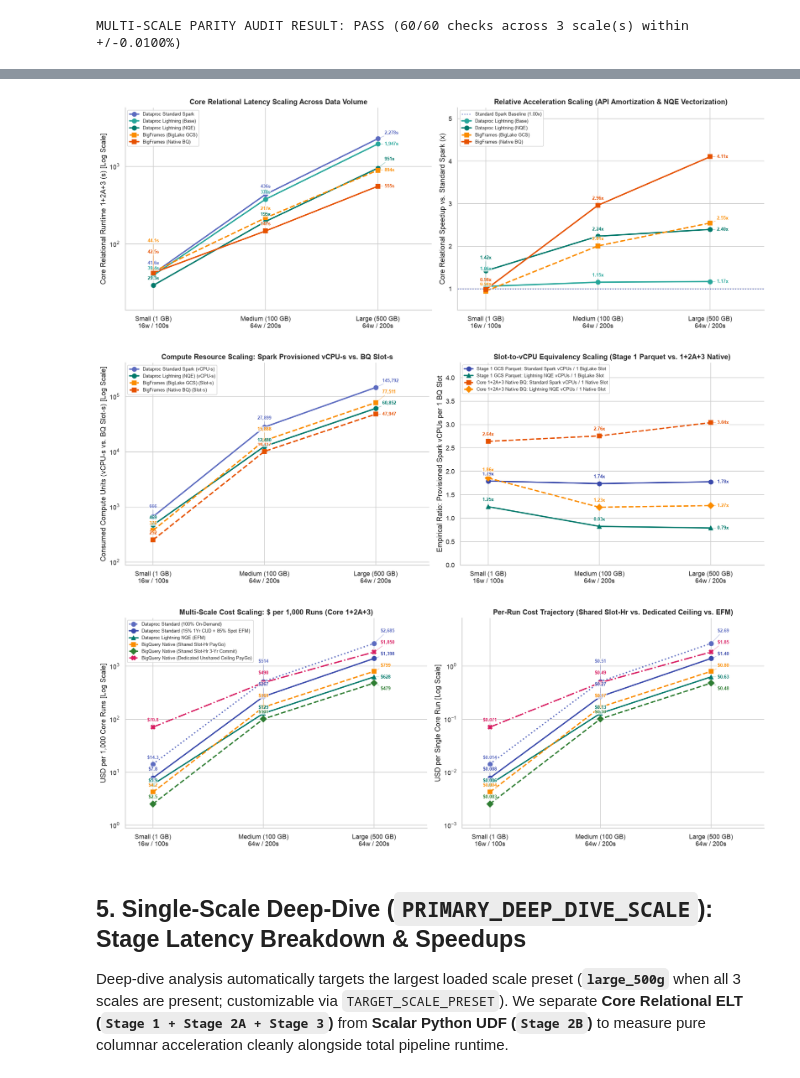
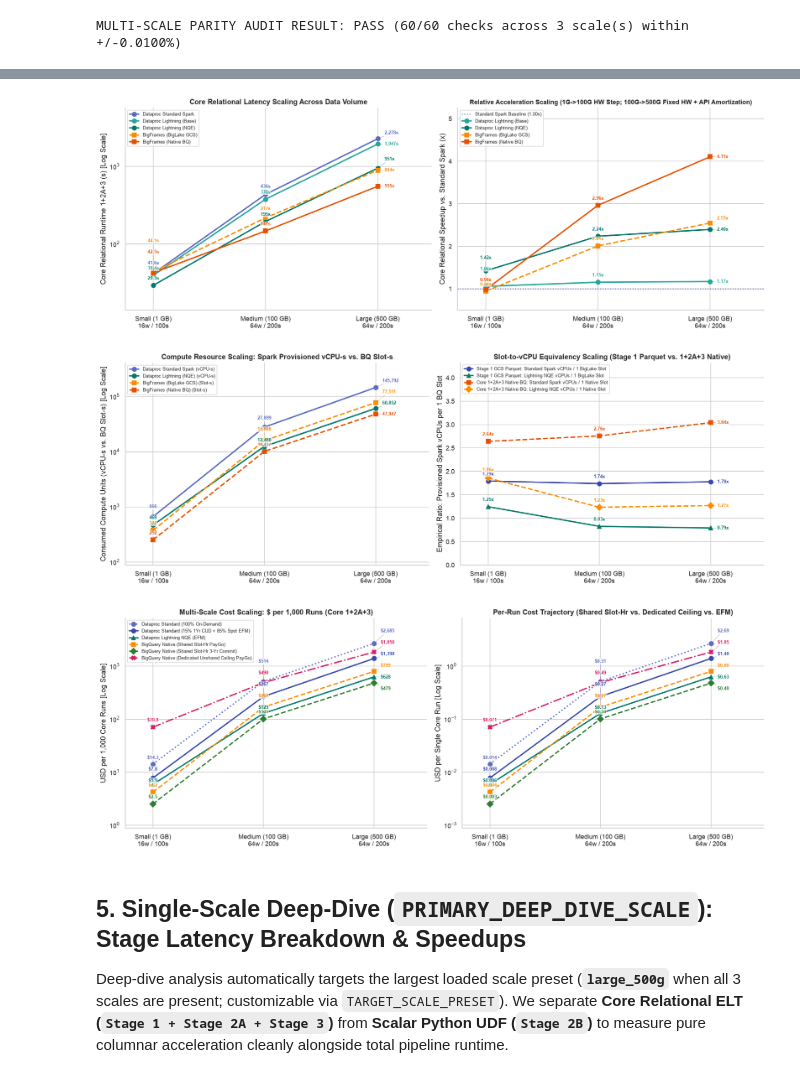
Before and after one commit to johanesalxd/lakehouse-compute-benchmark, a Jupyter notebook: notebooks/04_benchmark_summary_and_tco.ipynb, the cells around one changed output, grey strips where cells are left out. Cells and saved outputs as stored; diff of their text form; code cells hidden in the pictures.

```diff
--- a/notebooks/04_benchmark_summary_and_tco.ipynb
+++ b/notebooks/04_benchmark_summary_and_tco.ipynb
@@ -116,6 +116,7 @@ STRICT_PARITY_ASSERT = True  # Fail loudly if any stage across any loaded scale
 # Highlighted Dataproc cluster blend (all 4 blends are evaluated in the full TCO matrix)
 ACTIVE_CLUSTER_BLEND = "15% Primary (1-Yr CUD) + 85% Spot Secondary (EFM)"
 INCLUDE_MASTER_IN_TCO = True  # True bills master + workers (20 or 68 vCPUs); False bills workers only (16 or 64 vCPUs)
+BQ_RESERVATION_MODE = None   # Optional override e.g. "dedicated baseline=max" or "autoscale ceiling"
 
 # Cluster-lifecycle sensitivity parameters (models non-stage overhead for ephemeral Dataproc clusters)
 SPARK_CLUSTER_UTILIZATION_SENSITIVITY = 0.70  # e.g. 70% steady-state cluster utilization (30% idle/driver gap)
@@ -176,17 +177,17 @@ BLEND_WEIGHTS = {
     "100% 3-Yr CUD": {"primary_tier": "cud_3yr", "secondary_tier": "cud_3yr", "primary_share": 1.0},
 }
 
-# Canonical ordering & human-friendly labels
+# Canonical ordering & human-friendly labels (worker/slot hardware suffixes derived dynamically per scale)
 SCALE_ORDER = ["small_1g", "medium_100g", "large_500g"]
 SCALE_LABELS = {
     "small_1g": "Small (~1 GB)",
     "medium_100g": "Medium (~100 GB)",
     "large_500g": "Large (~500 GB)",
 }
-SCALE_SHORT_LABELS = {
-    "small_1g": "Small (1 GB)\n16w / 100s",
-    "medium_100g": "Medium (100 GB)\n64w / 200s",
-    "large_500g": "Large (500 GB)\n64w / 200s",
+SCALE_DISPLAY_NAMES = {
+    "small_1g": "Small (1 GB)",
+    "medium_100g": "Medium (100 GB)",
+    "large_500g": "Large (500 GB)",
 }
 
 ENGINE_ORDER = [
@@ -328,7 +329,7 @@ def compute_core_rel_headline_costs(
     yr3_rate = cfg["bq_enterprise_slot_hr"][bq_3yr_key]
     slot_hrs = float(rel_df["bq_slot_seconds"].sum()) / 3600.0
     raw_cap = rel_df["bq_slot_cap"].dropna()
-    slot_cap = int(raw_cap.iloc[0]) if not raw_cap.empty else topology.get("bq_slot_cap")
+    slot_cap = int(raw_cap.iloc[0]) if not raw_cap.empty else None
     dedicated_ceil = (slot_cap * (rel_sec / 3600.0) * paygo_rate * 1000.0) if slot_cap else np.nan
     return {
         "dp_1k_ondemand_usd": np.nan,
@@ -790,7 +801,7 @@ for scale in available_scales:
         s2a_sec = _stage_val("stage2a_silver_vectorized", "wall_clock_sec")
         s2b_raw = _stage_val("stage2b_silver_udf", "wall_clock_sec")
         s2b_sf = _stage_val("stage2b_silver_udf", "sample_fraction", default=1.0)
-        s2b_norm = (s2b_raw / s2b_sf) if (pd.notna(s2b_raw) and pd.notna(s2b_sf) and s2b_sf > 0) else np.nan
+        s2b_naive_upper = (s2b_raw / s2b_sf) if (pd.notna(s2b_raw) and pd.notna(s2b_sf) and s2b_sf > 0) else np.nan
         s3_sec = _stage_val("stage3_silver_to_gold", "wall_clock_sec")
         core_sec = float(rel_df["wall_clock_sec"].sum())
 
@@ -802,7 +813,7 @@ for scale in available_scales:
             s1_slot_equiv = (s1_vcpu_s / bl_s1_slot_s) if (pd.notna(s1_vcpu_s) and bl_s1_slot_s > 0) else np.nan
             core_slot_equiv = (vcpu_s / nv_core_slot_s) if (nv_core_slot_s > 0) else np.nan
         else:
-            hw_str = f"{topo['bq_slot_cap']} BQ slots"
+            hw_str = f"{topo['bq_slot_cap']} BQ slots" if topo["bq_slot_cap"] is not None else "Unreserved BQ PayGo"
             vcpu_s = np.nan
             slot_s = float(rel_df["bq_slot_seconds"].sum())
             eng_s1_slot_s = _stage_val("stage1_bronze_to_silver", "bq_slot_seconds")
@@ -821,7 +832,7 @@ for scale in available_scales:
             "stage2a_sec": s2a_sec,
             "stage2b_raw_sec": s2b_raw,
             "stage2b_sample_pct": s2b_sf,
-            "stage2b_norm_100_sec": s2b_norm,
+            "stage2b_naive_upper_sec": s2b_naive_upper,
             "stage3_sec": s3_sec,
             "core_rel_sec": core_sec,
             "vcpu_seconds": vcpu_s,
@@ -838,6 +849,8 @@ billing_scope = "Master + Workers" if INCLUDE_MASTER_IN_TCO else "Workers Only"
 print(f"Multi-Scale Executive Comparison ({len(available_scales)} scale(s) | Spark Cost Scope: {billing_scope})")
 print("Note on Equivalency Columns: Spark rows report Provisioned vCPUs of *that* variant per 1 BQ Slot (Stage 1 vs BigLake; Core vs Native BQ);")
 print("                             BigFrames rows report Provisioned Standard Spark vCPUs replaced by 1 Consumed BQ Slot of *that* BQ pass.")
+print("Note on Stage 2B Upper Bound: When sample_fraction < 100%, stage2b_naive_upper_sec (wall_clock / sample_fraction) is a naive linear upper bound")
+print("                              that overstates reading the full Silver table and fixed per-job overhead before the 5% filter.")
 
 display_cols = [
     "hardware_profile",
@@ -845,7 +858,7 @@ display_cols = [
     "stage2a_sec",
     "stage2b_raw_sec",
     "stage2b_sample_pct",
-    "stage2b_norm_100_sec",
+    "stage2b_naive_upper_sec",
     "stage3_sec",
     "core_rel_sec",
     "vcpu_seconds",
@@ -866,7 +879,7 @@ show_table(
         "stage2a_sec": "{:.2f} s",
         "stage2b_raw_sec": "{:.2f} s",
         "stage2b_sample_pct": "{:.0%}",
-        "stage2b_norm_100_sec": "{:,.1f} s",
+        "stage2b_naive_upper_sec": "{:,.1f} s",
         "stage3_sec": "{:.2f} s",
         "core_rel_sec": "{:,.2f} s",
         "vcpu_seconds": "{:,.1f}",
@@ -911,13 +926,15 @@ from collections import defaultdict
 
 n_scales = len(available_scales)
 x_idx = np.arange(n_scales)
-x_tick_labels = [
-    SCALE_SHORT_LABELS.get(
-        s,
-        f"{s}\n{SCALE_TOPOLOGIES[s]['worker_vcpus']}w / {SCALE_TOPOLOGIES[s]['bq_slot_cap']}s",
-    )
-    for s in available_scales
-]
+
+
+def _scale_tick_label(scale_name: str) -> str:
+    topo = SCALE_TOPOLOGIES[scale_name]
+    slot_tag = f"{topo['bq_slot_cap']}s" if topo["bq_slot_cap"] is not None else "PayGo"
+    return f"{SCALE_DISPLAY_NAMES.get(scale_name, scale_name)}\n{topo['worker_vcpus']}w / {slot_tag}"
+
+
+x_tick_labels = [_scale_tick_label(s) for s in available_scales]
 single_scale_note = " (Single-Scale View; run 100g/500g for multi-point curves)" if n_scales == 1 else ""
 x_limits = (-0.5, 0.5) if n_scales == 1 else (-0.25, n_scales - 0.52)
 
@@ -1061,7 +1078,7 @@ _annotate_spaced(ax2, sp_buckets, is_log=False)
 ax2.set_xticks(x_idx)
 ax2.set_xticklabels(x_tick_labels)
 ax2.set_ylabel("Core Relational Speedup vs. Standard Spark (x)")
-ax2.set_title("Relative Acceleration Scaling (API Amortization & NQE Vectorization)")
+ax2.set_title("Relative Acceleration Scaling (1G->100G HW Step; 100G->500G Fixed HW + API Amortization)" + single_scale_note, fontsize=10.5)
 ax2.legend(fontsize=8, loc="upper left", frameon=True)
 
 plt.tight_layout()
@@ -1158,34 +1175,34 @@ for eng, col, lbl, color, ls, marker in cost_series_1k:
     plotted_costs.extend(vals_1k[valid].tolist())
     vals_1run = vals_1k / 1000.0
     ax1.plot(x_idx[valid], vals_1k[valid], marker=marker, markersize=7.5, linewidth=2.2, linestyle=ls, color=color, label=lbl)
     ax2.plot(x_idx[valid], vals_1run[valid], marker=marker, markersize=7.5, linewidth=2.2, linestyle=ls, color=color, label=lbl)
     for xi, y1k, y1 in zip(x_idx[valid], vals_1k[valid], vals_1run[valid]):
         c1k_buckets[int(xi)].append((y1k, f"${y1k:,.0f}" if y1k >= 100 else f"${y1k:.1f}", color))
         c1_buckets[int(xi)].append((y1, f"${y1:.2f}" if y1 >= 0.1 else f"${y1:.3f}", color))
 
 use_log_cost = n_scales > 1 and plotted_costs and (max(plotted_costs) / max(1e-6, min(plotted_costs))) >= 6.0
 for ax, unit_lbl, mult, buckets in [
     (ax1, "USD per 1,000 Core Runs", 1.0, c1k_buckets),
     (ax2, "USD per Single Core Run", 0.001, c1_buckets),
 ]:
     if use_log_cost and plotted_costs:
         ax.set_yscale("log")
         ax.set_ylim(max(1e-4, min(plotted_costs) * mult * 0.35), max(plotted_costs) * mult * 3.0)
     elif plotted_costs:
         ax.set_ylim(0, max(plotted_costs) * mult * 1.32)
     ax.set_xlim(*x_limits)
     _annotate_spaced(ax, buckets, is_log=bool(use_log_cost))
     ax.set_xticks(x_idx)
     ax.set_xticklabels(x_tick_labels)
     ax.set_ylabel(unit_lbl + (" [Log Scale]" if use_log_cost else ""))
 
 ax1.set_title("Multi-Scale Cost Scaling: $ per 1,000 Runs (Core 1+2A+3)")
 ax2.set_title("Per-Run Cost Trajectory (Shared Slot-Hr vs. Dedicated Ceiling vs. EFM)")
 ax1.legend(fontsize=7.5, loc="upper left", frameon=True)
 plt.tight_layout()
 plt.show()
 # %% [output]
-[figure, old version]
+[figure, new version]
 [figure]
 [figure]
 # %% [markdown]
```
Also changed, not shown: parts of 11 cells of this notebook, 2 other files.
